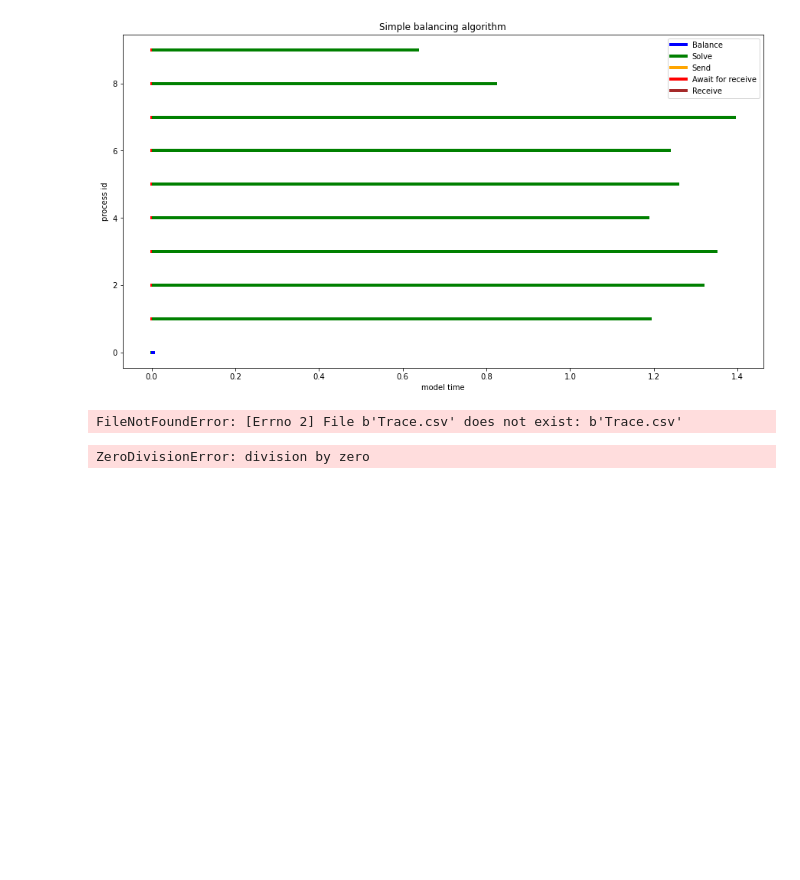
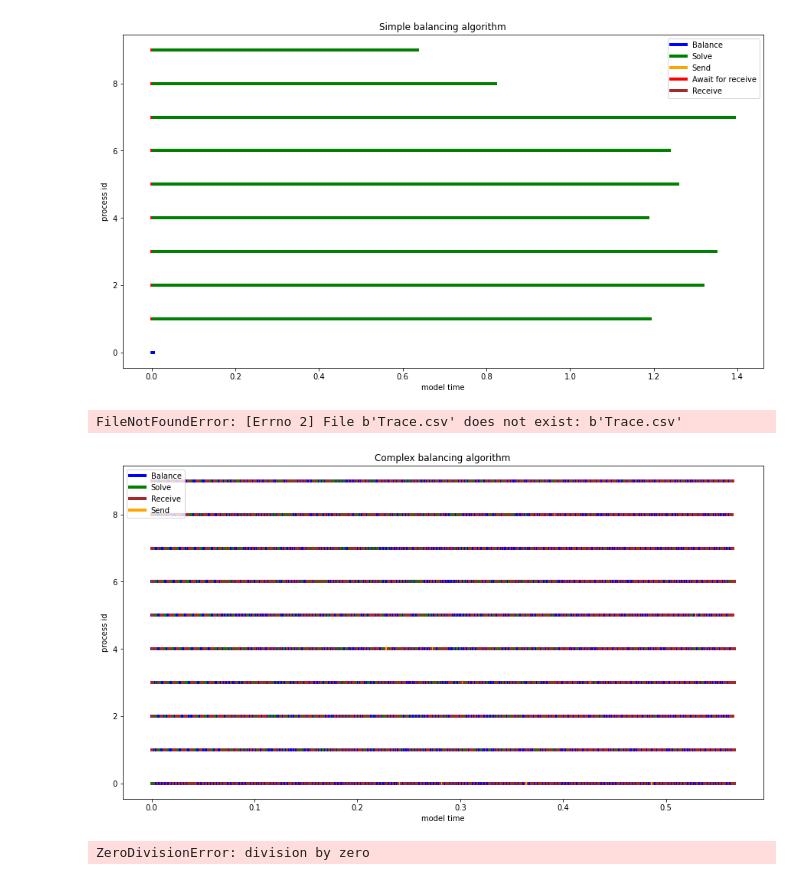
Before and after one commit to amonin7/Simulator, a Jupyter notebook: Visualization.ipynb, the cells around one changed output. Saved outputs shown, nothing was run; the diff lists cells and outputs as text; code cells hidden in the pictures; blank space fills up the shorter version.

Commit message:
refactored little amount of code to make it more common with real system. Added the correct complex balancing algorithm

```diff
--- a/Visualization.ipynb
+++ b/Visualization.ipynb
@@ -29,7 +29,7 @@ def plot(trace_file: str, comm_file: str, title: str = 'plot'):
             if el[1] > max_time:
                 max_time = el[1]
             if y[i] == 'Await for receive':
-                el.append('red')
+                el.append('brown')
             elif y[i] == 'Balance':
                 el.append('blue')
             elif y[i] == 'Receive':
@@ -132,6 +130,10 @@ plot('Trac.csv', 'Communicatio.csv', 'Simple balancing algorithm')
 count('Trace.csv', 'Communication.csv')
 # %% [output]
 FileNotFoundError: [Errno 2] File b'Trace.csv' does not exist: b'Trace.csv'
+# %%
+plot('Trace33.csv', 'Communication33.csv', 'Complex balancing algorithm')
+# %% [output]
+[figure, added]
 # %%
 am = 0
 suma = (0, 0)
```
Also changed, not shown: parts of 4 cells of this notebook, 8 other files.
